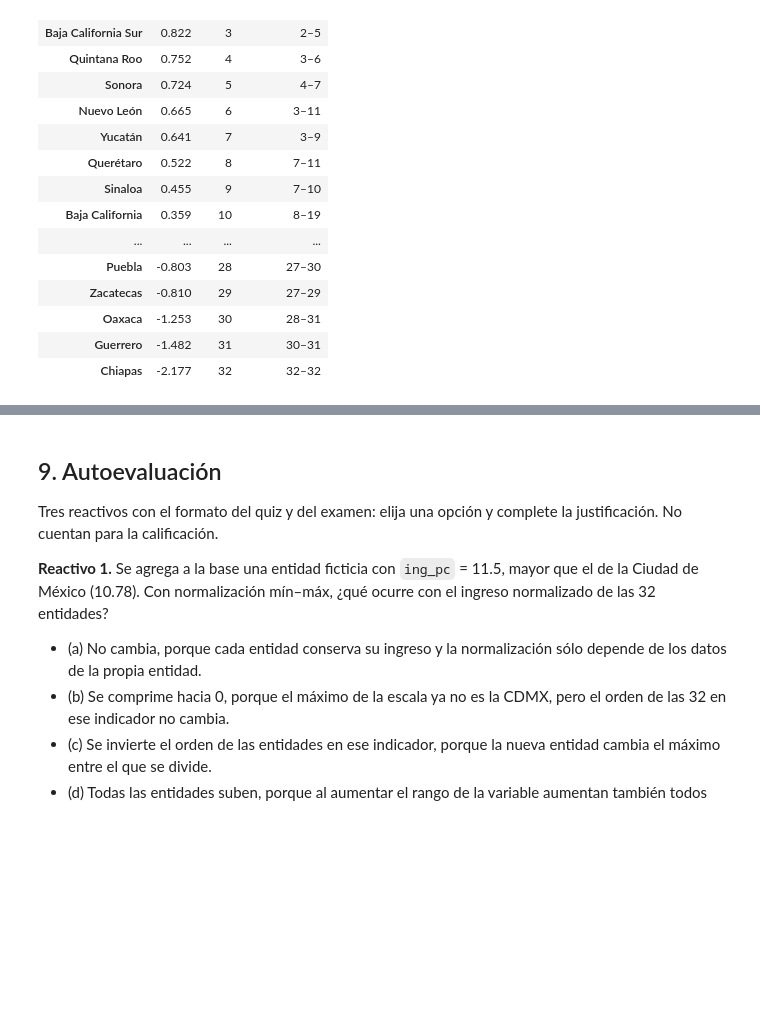
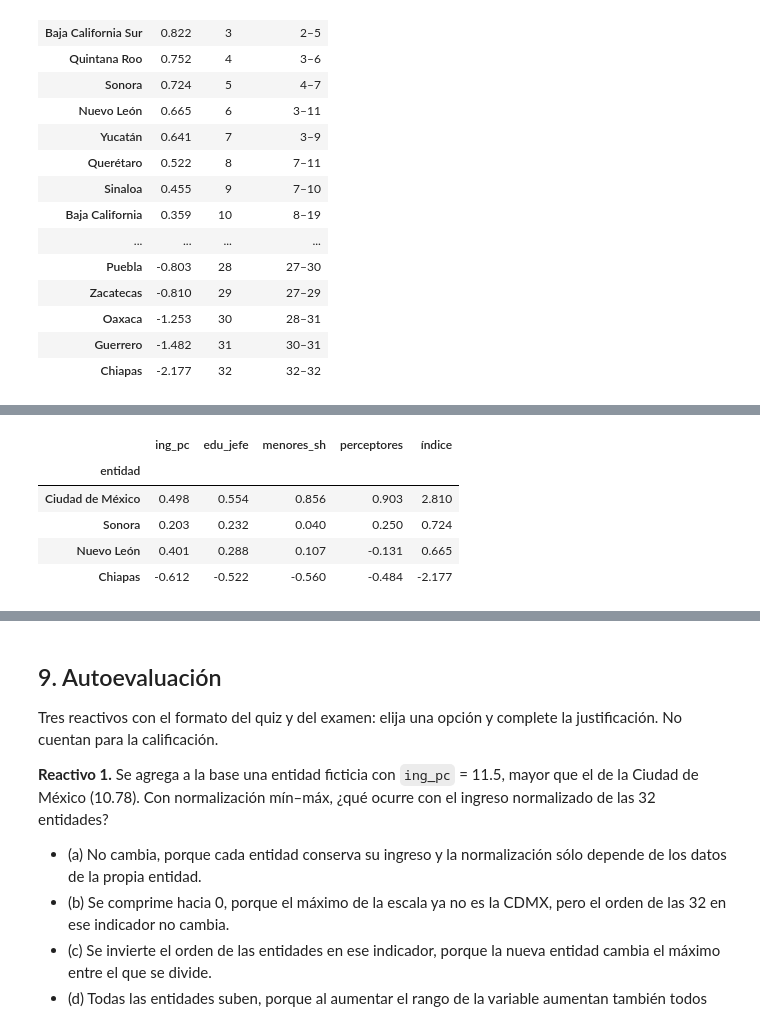
Before and after one commit to benjov/Multivariante-II-2026-Tec, a Jupyter notebook: 04 Indices/01 Indice ENIGH/Indice_Compuesto_ENIGH.ipynb, the cells around one changed output, grey strips where cells are left out. Saved outputs shown, nothing was run; the diff lists cells and outputs as text; code cells hidden in the pictures; blank space fills up the shorter version.

Commit message:
Cuaderno de índices con teoría y explicaciones para la clase

```diff
--- a/04 Indices/01 Indice ENIGH/Indice_Compuesto_ENIGH.ipynb
+++ b/04 Indices/01 Indice ENIGH/Indice_Compuesto_ENIGH.ipynb
@@ -362,0 +650,11 @@ final.sort_values("lugar")
+# %%
+contrib = Z * W["iguales"]                     # w_j * y_ij, entidad por entidad
+contrib["índice"] = contrib.sum(axis=1)        # la suma reproduce el índice base
+contrib.loc[["Ciudad de México", "Sonora", "Nuevo León", "Chiapas"]].round(3)
+# %% [output]
+|  | ing_pc | edu_jefe | menores_sh | perceptores | índice |
+| entidad |  |  |  |  |  |
+| Ciudad de México | 0.498 | 0.554 | 0.856 | 0.903 | 2.810 |
+| Sonora | 0.203 | 0.232 | 0.040 | 0.250 | 0.724 |
+| Nuevo León | 0.401 | 0.288 | 0.107 | -0.131 | 0.665 |
+| Chiapas | -0.612 | -0.522 | -0.560 | -0.484 | -2.177 |
```
Also changed, not shown: parts of 48 cells of this notebook.
